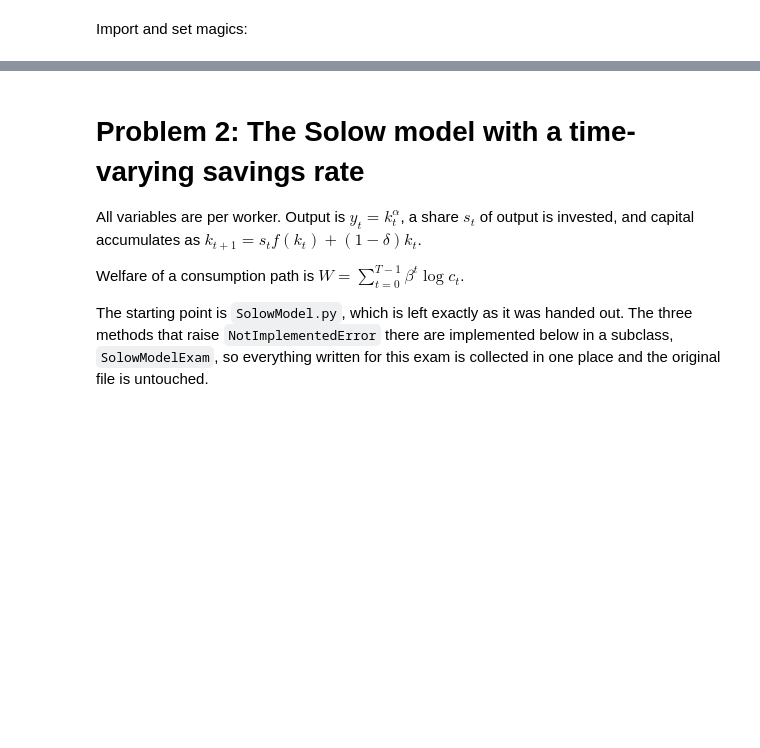
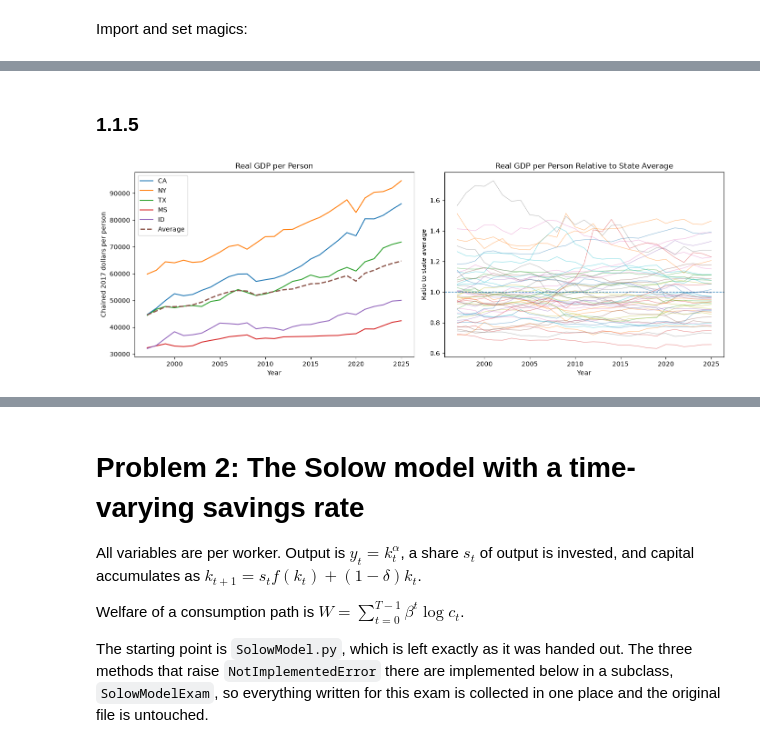
Before and after one commit to NumEconCopenhagen/projects-2025-philippa-ronya, a Jupyter notebook: 03_examproject/Examproject.ipynb, the cells around one changed output, grey strips where cells are left out. Drawn from its saved outputs; the diff is of its cells as text; code cells hidden in the pictures; blank space fills up the shorter version.

```diff
--- a/03_examproject/Examproject.ipynb
+++ b/03_examproject/Examproject.ipynb
@@ -16,0 +125,4 @@ import Problem1, Problem2
+# %%
+# 5. Compute real GDP per person in dollars
+
+y = (gdp_common / pop_common) * 1000
@@ -16,0 +198,44 @@ import Problem1, Problem2
+# %% [markdown]
+### 1.1.5
+# %%
+# 7. Prepare data for figures
+
+# Select a handful of states
+selected_states = ['CA', 'NY', 'TX', 'MS', 'ID']
+
+# Compute average real GDP per person across states for each year
+y_average = y.mean(axis=1)
+
+# Compute GDP per person relative to the average in each year
+y_relative = y.div(y_average, axis=0)
+# %%
+# 8. Plot real GDP per person and relative GDP per person
+
+fig, axes = plt.subplots(1, 2, figsize=(14, 5))
+
+# Panel i: Real GDP per person for selected states and state average
+for state in selected_states:
+    axes[0].plot(y.index, y[state], label=state)
+
+axes[0].plot(y.index, y_average, label='Average',
+             linestyle='--', linewidth=2)
+
+axes[0].set_title('Real GDP per Person')
+axes[0].set_xlabel('Year')
+axes[0].set_ylabel('Chained 2017 dollars per person')
+axes[0].legend()
+
+# Panel ii: Real GDP per person relative to state average
+for state in y.columns:
+    axes[1].plot(y_relative.index, y_relative[state],
+                 alpha=0.5, linewidth=0.8)
+
+axes[1].axhline(1, linestyle='--', linewidth=1)
+axes[1].set_title('Real GDP per Person Relative to State Average')
+axes[1].set_xlabel('Year')
+axes[1].set_ylabel('Ratio to state average')
+
+plt.tight_layout()
+plt.show()
+# %% [output]
+[figure, added]
```
Also changed, not shown: parts of 67 cells of this notebook.
